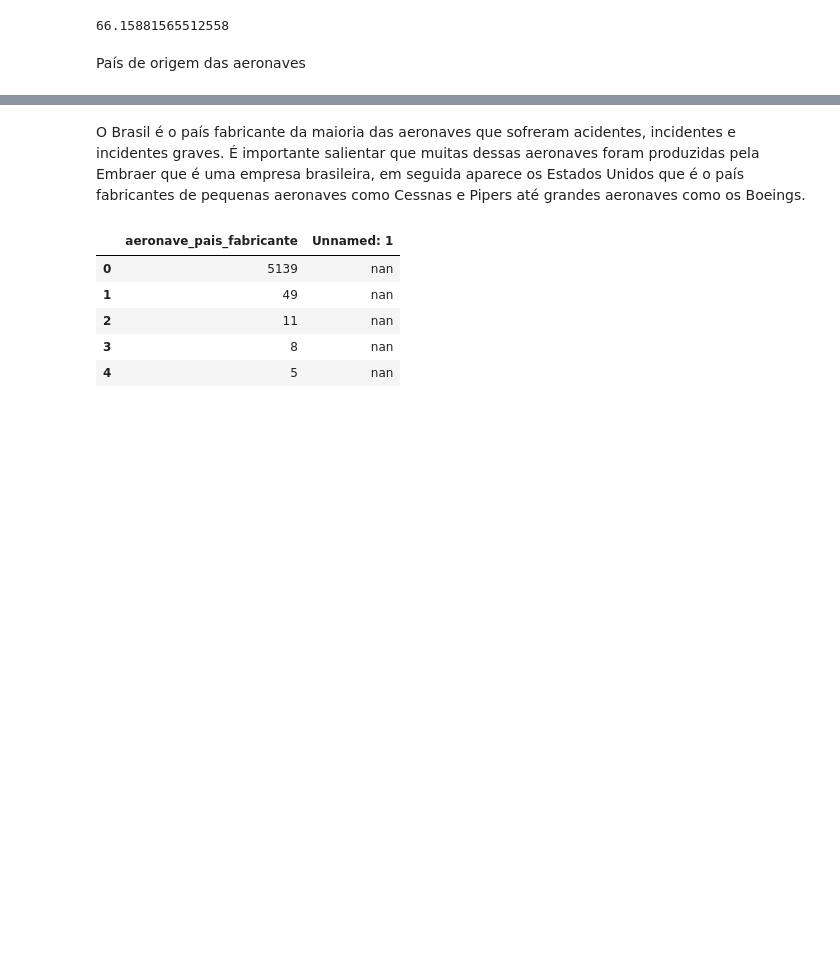
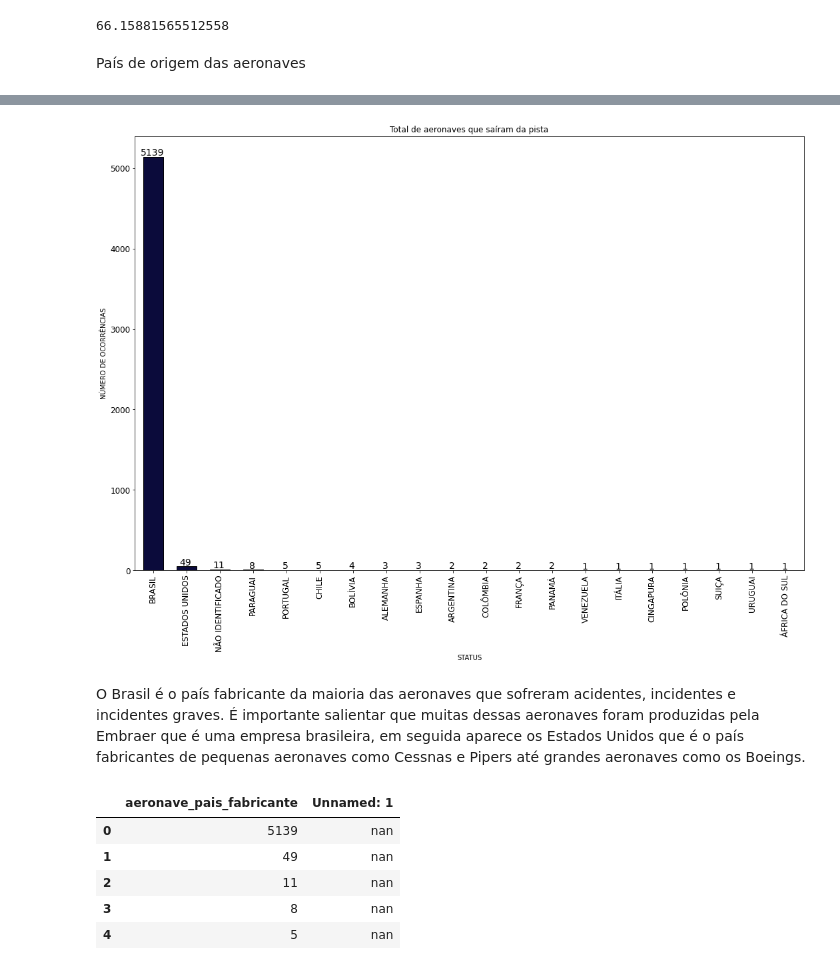
Before and after one commit to guebis-art/Projeto_de_Ciencias_de_dados, a Jupyter notebook: Projeto_de_Ciencias_de_Dados.ipynb, the cells around one changed output, grey strips where cells are left out. Cells and saved outputs as stored; diff of their text form; code cells hidden in the pictures; blank space fills up the shorter version.

```diff
--- a/Projeto_de_Ciencias_de_Dados.ipynb
+++ b/Projeto_de_Ciencias_de_Dados.ipynb
@@ -806,3 +802,19 @@ fig.show()
+# %%
+import pandas as pd
+
+df_filtrador= pd.read_csv('/content/date.csv', sep=';')
+
+
+
+ax = df_filtrador.groupby(['aeronave_pais_fabricante']).aeronave_fabricante.count().sort_values(ascending=False)[-27:].plot(kind='bar',
+figsize=(18,12), ylabel='NÚMERO DE OCORRÊNCIAS',title='Total de aeronaves que saíram da pista',xlabel='STATUS', color='#0B0B3B', width=0.6, edgecolor = 'black',   fontsize=12)
+plt.xticks(rotation=90)
+
+for p in ax.patches:
+    b=p.get_bbox()
+    ax.annotate("{:.0f}".format(b.y1 + b.y0), ((b.x0 + b.x1)/2 - 0.030, b.y1 + 15), va='baseline',ha='center',fontsize=14, color='black')
+# %% [output]
+[figure, added]
 # %% [markdown]
 O Brasil é o país fabricante da maioria das aeronaves que sofreram acidentes, incidentes e incidentes graves.
 É importante salientar que muitas dessas aeronaves foram produzidas pela Embraer que é uma empresa brasileira, em seguida aparece os Estados Unidos que é o país fabricantes de pequenas aeronaves como Cessnas e Pipers até grandes aeronaves como os Boeings.
```
Also changed, not shown: parts of 3 cells of this notebook.
